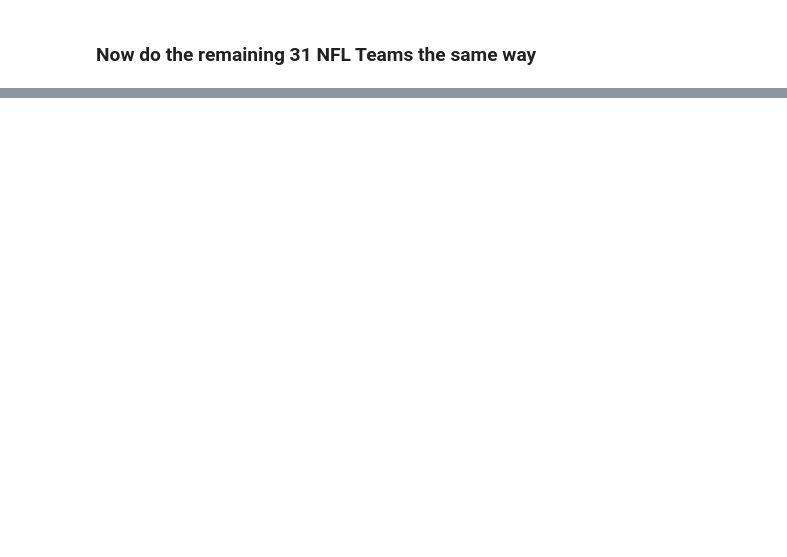
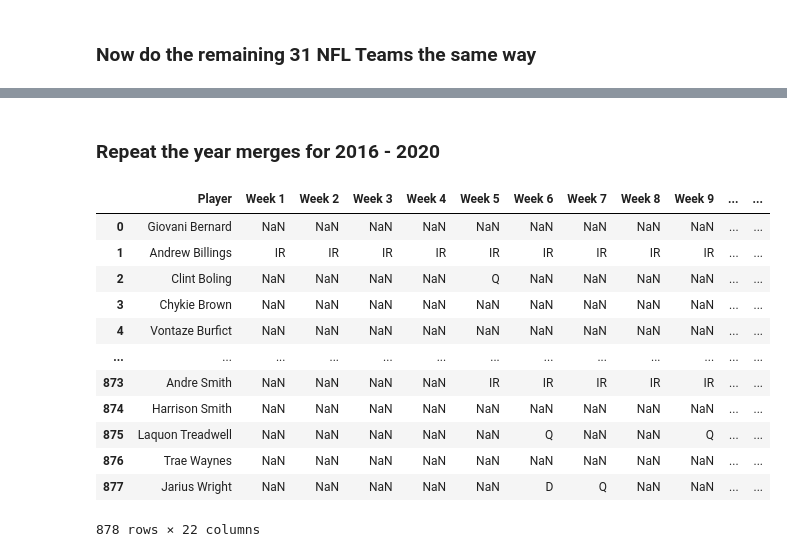
Before and after one commit to ClintNanney/Capstone, a Jupyter notebook: notebooks/clean_nfl_data.ipynb, the cells around one changed output, grey strips where cells are left out. Drawn from its saved outputs; the diff is of its cells as text; code cells hidden in the pictures; blank space fills up the shorter version.

```diff
--- a/notebooks/clean_nfl_data.ipynb
+++ b/notebooks/clean_nfl_data.ipynb
@@ -1057,0 +1204,49 @@ vikings2017
+# %% [markdown]
+### Repeat the year merges for 2016 - 2020
+# %%
+merged_2016 = pd.merge(bengals2016, bills2016, how = 'outer')
+merged_2016a = pd.merge(merged_2016, broncos2016, how = 'outer')
+merged_2016b = pd.merge(merged_2016a, browns2016, how = 'outer')
+merged_2016c = pd.merge(merged_2016b, buccaneers2016, how = 'outer')
+merged_2016d = pd.merge(merged_2016c, cardinals2016, how = 'outer')
+merged_2016e = pd.merge(merged_2016d, chargers2016, how = 'outer')
+merged_2016f = pd.merge(merged_2016e, chicago2016, how = 'outer')
+merged_2016g = pd.merge(merged_2016f, chiefs2016, how = 'outer')
+merged_2016h = pd.merge(merged_2016g, cowboys2016, how = 'outer')
+merged_2016i = pd.merge(merged_2016h, dolphins2016, how = 'outer')
+merged_2016j = pd.merge(merged_2016i, eagles2016, how = 'outer')
+merged_2016k = pd.merge(merged_2016j, falcons2016, how = 'outer')
+merged_2016l = pd.merge(merged_2016k, fourtyniners2016, how = 'outer')
+merged_2016m = pd.merge(merged_2016l, giants2016, how = 'outer')
+merged_2016n = pd.merge(merged_2016m, jaguars2016, how = 'outer')
+merged_2016o = pd.merge(merged_2016n, jets2016, how = 'outer')
+merged_2016p = pd.merge(merged_2016o, lions2016, how = 'outer')
+merged_2016q = pd.merge(merged_2016p, packers2016, how = 'outer')
+merged_2016r = pd.merge(merged_2016q, panthers2016, how = 'outer')
+merged_2016s = pd.merge(merged_2016r, patriots2016, how = 'outer')
+merged_2016t = pd.merge(merged_2016s, raiders2016, how = 'outer')
+merged_2016u = pd.merge(merged_2016t, rams2016, how = 'outer')
+merged_2016v = pd.merge(merged_2016u, ravens2016, how = 'outer')
+merged_2016w = pd.merge(merged_2016v, redskins2016, how = 'outer')
+merged_2016x = pd.merge(merged_2016w, saints2016, how = 'outer')
+merged_2016y = pd.merge(merged_2016x, seahawks2016, how = 'outer')
+merged_2016z = pd.merge(merged_2016y, steelers2016, how = 'outer')
+merged_2016aa = pd.merge(merged_2016z, texans2016, how = 'outer')
+merged_2016ab = pd.merge(merged_2016aa, titans2016, how = 'outer')
+merged_2016ac = pd.merge(merged_2016ab, vikings2016, how = 'outer')
+# %%
+merged_2016ac
+# %% [output]
+|  | Player | Week 1 | Week 2 | Week 3 | Week 4 | Week 5 | Week 6 | Week 7 | Week 8 | Week 9 | ... | ... |
+| 0 | Giovani Bernard | NaN | NaN | NaN | NaN | NaN | NaN | NaN | NaN | NaN | ... | ... |
+| 1 | Andrew Billings | IR | IR | IR | IR | IR | IR | IR | IR | IR | ... | ... |
+| 2 | Clint Boling | NaN | NaN | NaN | NaN | Q | NaN | NaN | NaN | NaN | ... | ... |
+| 3 | Chykie Brown | NaN | NaN | NaN | NaN | NaN | NaN | NaN | NaN | NaN | ... | ... |
+| 4 | Vontaze Burfict | NaN | NaN | NaN | NaN | NaN | NaN | NaN | NaN | NaN | ... | ... |
+| ... | ... | ... | ... | ... | ... | ... | ... | ... | ... | ... | ... | ... |
+| 873 | Andre Smith | NaN | NaN | NaN | NaN | IR | IR | IR | IR | IR | ... | ... |
+| 874 | Harrison Smith | NaN | NaN | NaN | NaN | NaN | NaN | NaN | NaN | NaN | ... | ... |
+| 875 | Laquon Treadwell | NaN | NaN | NaN | NaN | NaN | Q | NaN | NaN | Q | ... | ... |
+| 876 | Trae Waynes | NaN | NaN | NaN | NaN | NaN | NaN | NaN | NaN | NaN | ... | ... |
+| 877 | Jarius Wright | NaN | NaN | NaN | NaN | NaN | D | Q | NaN | NaN | ... | ... |
+878 rows × 22 columns
```
Also changed, not shown: parts of 28 cells of this notebook.
